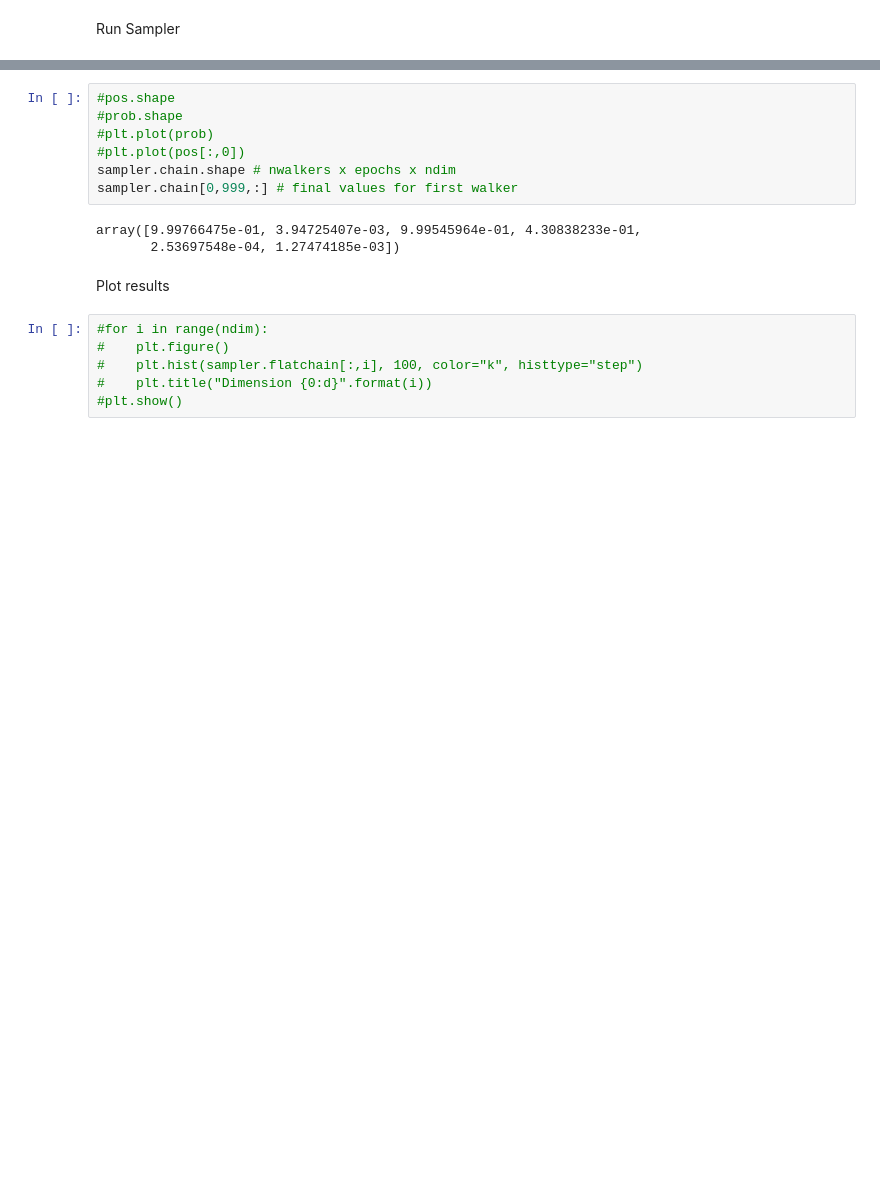
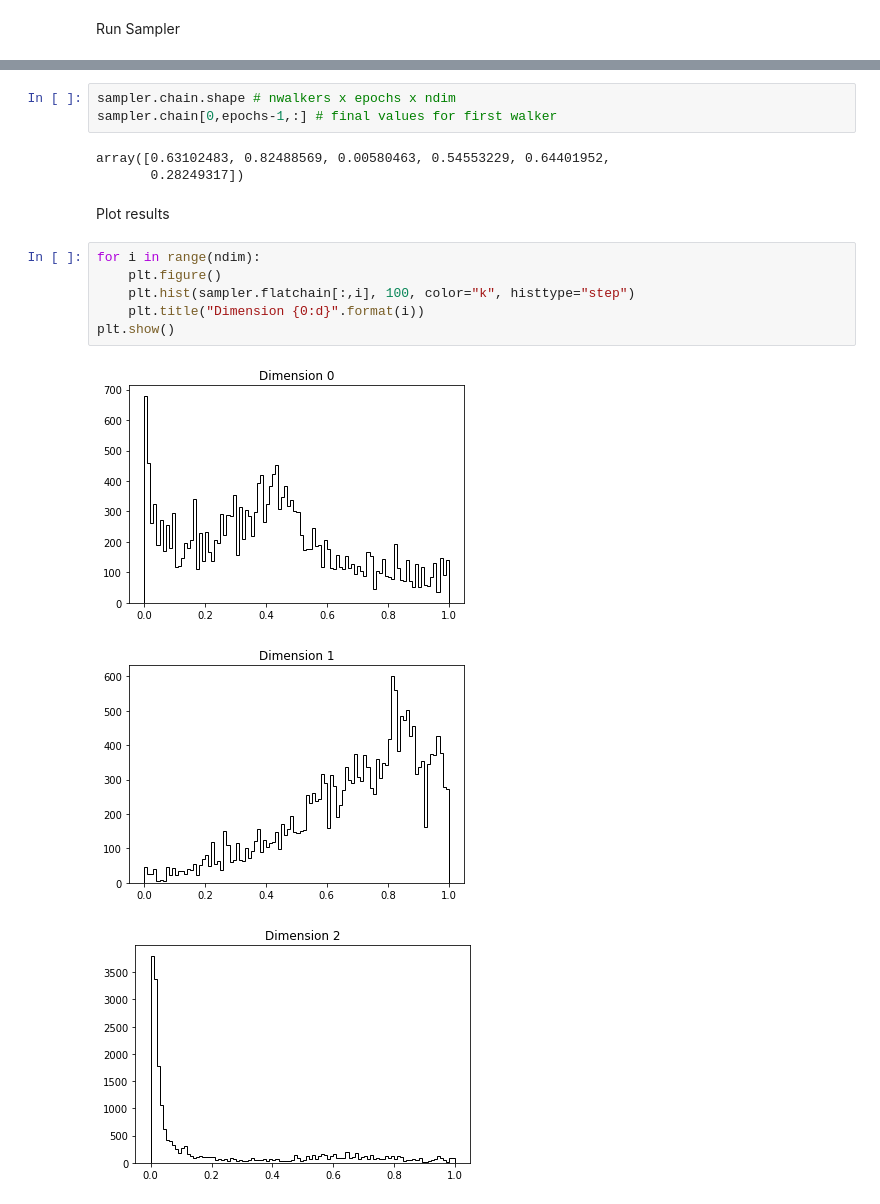
Before and after one commit to katiedagon/CLM5_ParameterUncertainty, a Jupyter notebook: MCMC.ipynb, the cells around one changed output, grey strips where cells are left out. Drawn from its saved outputs; the diff is of its cells as text; blank space fills up the shorter version.

```diff
--- a/MCMC.ipynb
+++ b/MCMC.ipynb
@@ -121,18 +140,18 @@ pos, prob, state = sampler.run_mcmc(p0, epochs)
 # %%
-#pos.shape
-#prob.shape
-#plt.plot(prob)
-#plt.plot(pos[:,0])
 sampler.chain.shape # nwalkers x epochs x ndim
-sampler.chain[0,999,:] # final values for first walker
+sampler.chain[0,epochs-1,:] # final values for first walker
 # %% [output]
-array([9.99766475e-01, 3.94725407e-03, 9.99545964e-01, 4.30838233e-01,
-       2.53697548e-04, 1.27474185e-03])
+array([0.63102483, 0.82488569, 0.00580463, 0.54553229, 0.64401952,
+       0.28249317])
 # %% [markdown]
 Plot results
 # %%
-#for i in range(ndim):
-#    plt.figure()
-#    plt.hist(sampler.flatchain[:,i], 100, color="k", histtype="step")
-#    plt.title("Dimension {0:d}".format(i))
-#plt.show()
+for i in range(ndim):
+    plt.figure()
+    plt.hist(sampler.flatchain[:,i], 100, color="k", histtype="step")
+    plt.title("Dimension {0:d}".format(i))
+plt.show()
+# %% [output]
+[figure, added]
+[figure, added]
+[figure, added]
```
Also changed, not shown: parts of 19 cells of this notebook, 14 other files.
